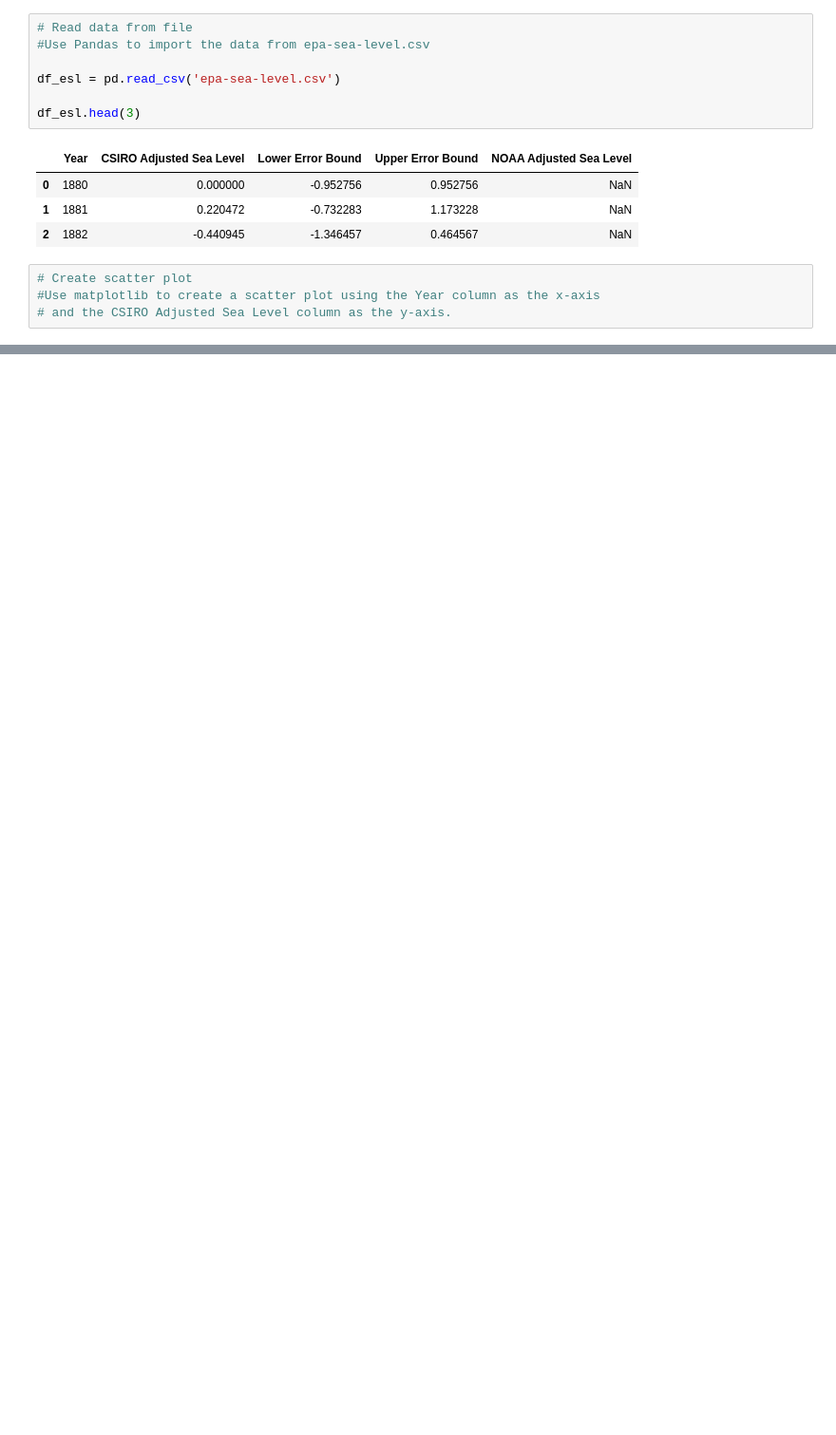
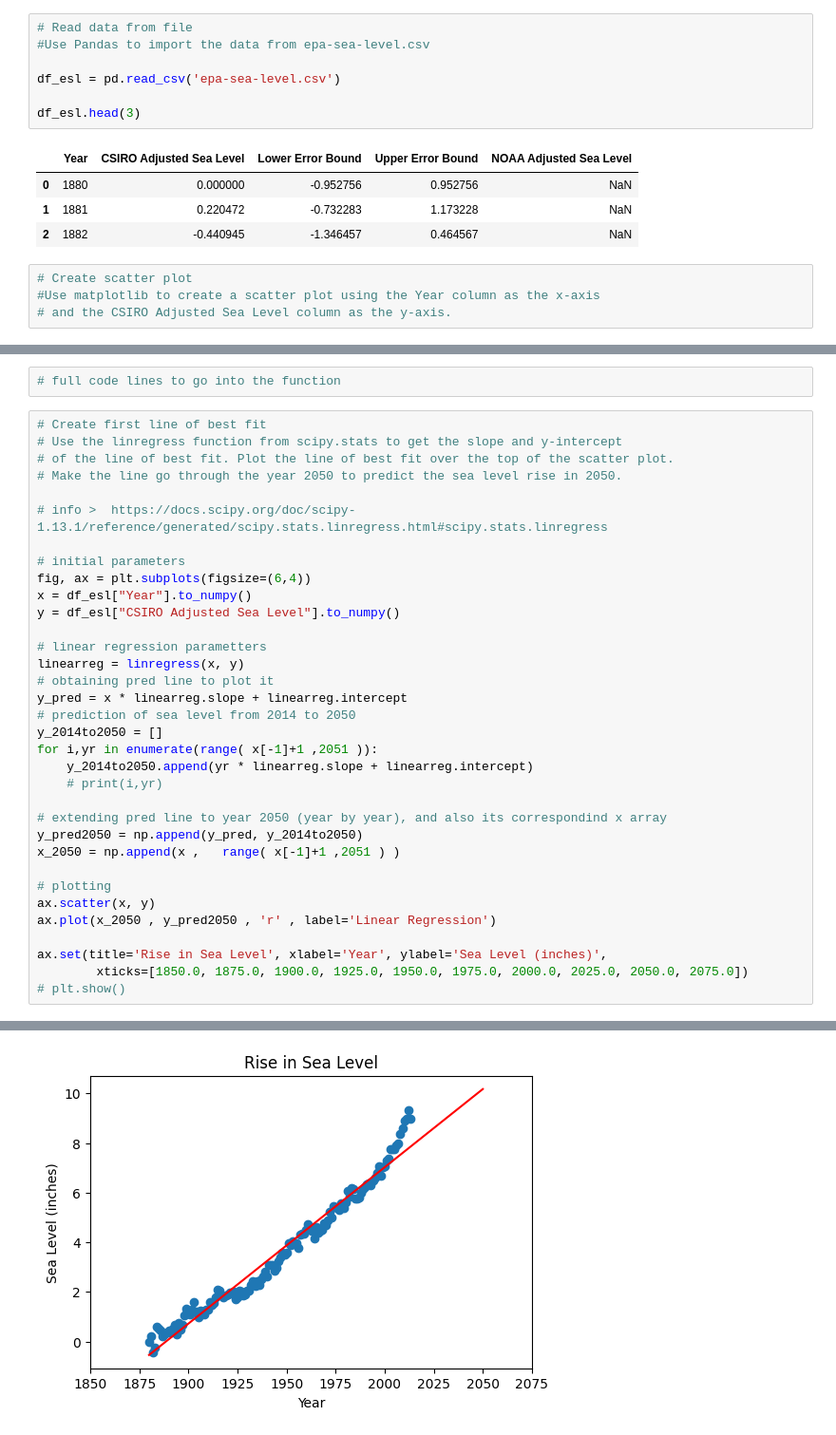
Before and after one commit to lemilosm/boilerplate-sea-level-predictor, a Jupyter notebook: testing_sea_level_predictor.ipynb, the cells around one changed output, grey strips where cells are left out. Shown at 95% size. Cells and saved outputs as stored; diff of their text form; blank space fills up the shorter version.

```diff
--- a/testing_sea_level_predictor.ipynb
+++ b/testing_sea_level_predictor.ipynb
@@ -65,0 +193,37 @@ df_esl.head(3)
+# %%
+# full code lines to go into the function
+# %%
+# Create first line of best fit
+# Use the linregress function from scipy.stats to get the slope and y-intercept
+# of the line of best fit. Plot the line of best fit over the top of the scatter plot.
+# Make the line go through the year 2050 to predict the sea level rise in 2050.
+
+# info >  https://docs.scipy.org/doc/scipy-1.13.1/reference/generated/scipy.stats.linregress.html#scipy.stats.linregress
+
+# initial parameters
+fig, ax = plt.subplots(figsize=(6,4))
+x = df_esl["Year"].to_numpy()
+y = df_esl["CSIRO Adjusted Sea Level"].to_numpy()
+
+# linear regression parametters
+linearreg = linregress(x, y)
+# obtaining pred line to plot it
+y_pred = x * linearreg.slope + linearreg.intercept
+# prediction of sea level from 2014 to 2050
+y_2014to2050 = []
+for i,yr in enumerate(range( x[-1]+1 ,2051 )):
+    y_2014to2050.append(yr * linearreg.slope + linearreg.intercept)
+    # print(i,yr)
+
+# extending pred line to year 2050 (year by year), and also its correspondind x array
+y_pred2050 = np.append(y_pred, y_2014to2050)
+x_2050 = np.append(x ,   range( x[-1]+1 ,2051 ) )
+
+# plotting
+ax.scatter(x, y)
+ax.plot(x_2050 , y_pred2050 , 'r' , label='Linear Regression')
+
+ax.set(title='Rise in Sea Level', xlabel='Year', ylabel='Sea Level (inches)',
+        xticks=[1850.0, 1875.0, 1900.0, 1925.0, 1950.0, 1975.0, 2000.0, 2025.0, 2050.0, 2075.0])
+# plt.show()
+# %% [output]
@@ -65,0 +243 @@ df_esl.head(3)
+[figure, added]
```
Also changed, not shown: parts of 25 cells of this notebook, 3 other files.
